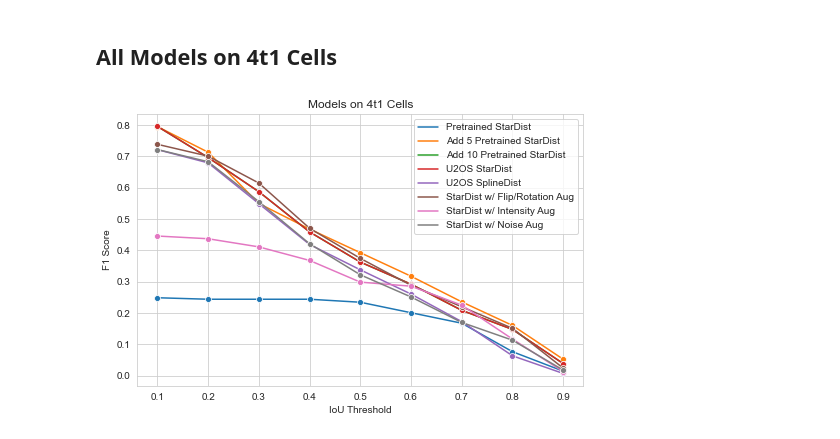
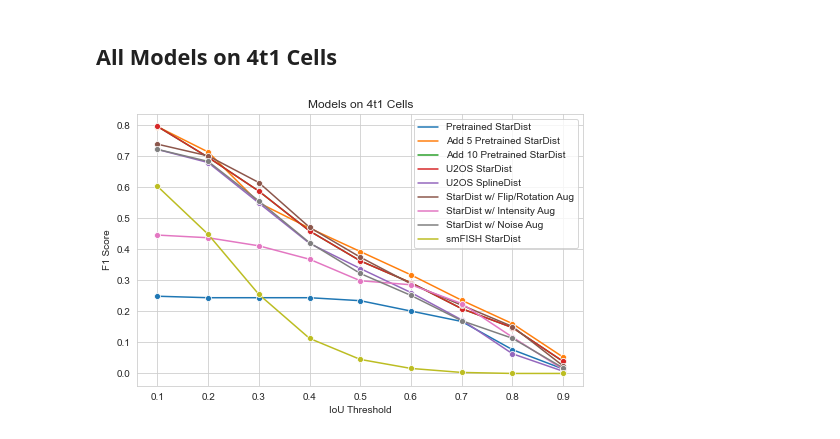
Before and after one commit to annajiwons/merfish-segmentation, a Jupyter notebook: figures/plots.ipynb, the cells around one changed output. Saved outputs shown, nothing was run; the diff lists cells and outputs as text; code cells hidden in the pictures.

Commit message:
plot model trained with additional 4t1 images

```diff
--- a/figures/plots.ipynb
+++ b/figures/plots.ipynb
@@ -60,9 +60,9 @@ gen_f1_plot(csv_names, model_names, 'StarDist with smFISH Input')
 ## All Models on 4t1 Cells
 # %%
 csv_names = ['4t1_pretrained', '4t1_pretrained_add5', '4t1_pretrained_add10', '4t1_stardist',
-             '4t1_splinedist', '4t1_aug_fliprot', '4t1_aug_intensity', '4t1_aug_noise']
+             '4t1_splinedist', '4t1_aug_fliprot', '4t1_aug_intensity', '4t1_aug_noise', '4t1_smfish_stardist']
 model_names = ['Pretrained StarDist', 'Add 5 Pretrained StarDist', 'Add 10 Pretrained StarDist', 'U2OS StarDist',
-               'U2OS SplineDist', 'StarDist w/ Flip/Rotation Aug', 'StarDist w/ Intensity Aug', 'StarDist w/ Noise Aug']
+               'U2OS SplineDist', 'StarDist w/ Flip/Rotation Aug', 'StarDist w/ Intensity Aug', 'StarDist w/ Noise Aug', 'smFISH StarDist']
 gen_f1_plot(csv_names, model_names, 'Models on 4t1 Cells')
 # %% [output]
-[figure, old version]
+[figure, new version]
```
Also changed, not shown: parts of 1 cell of this notebook, 2 other files.
